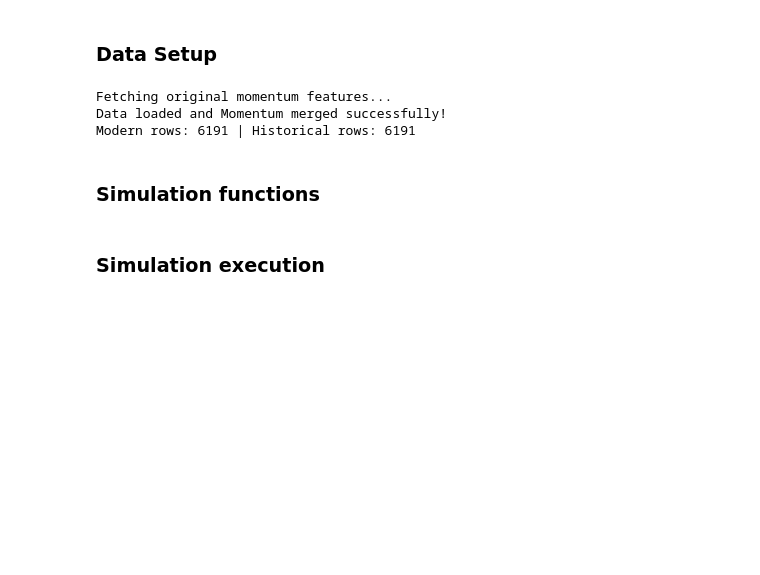
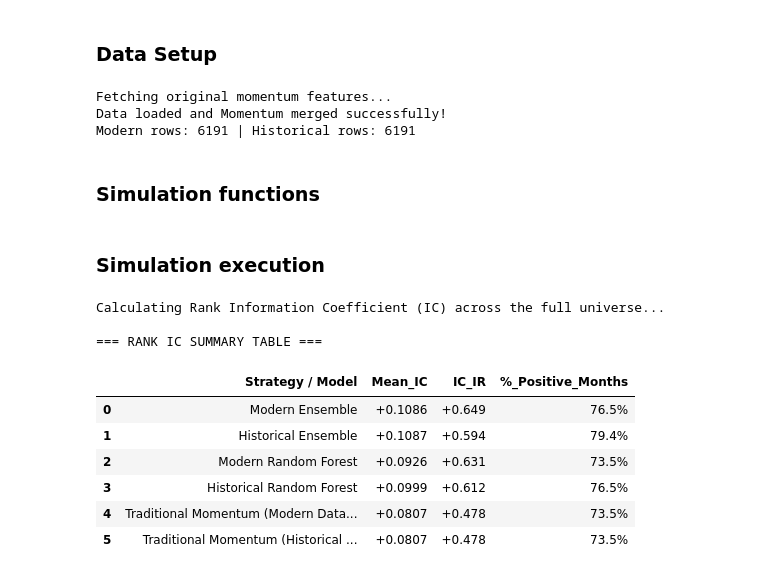
Before and after one commit to DonKubini/Man-vs.-Machine-on-the-Oslo-B-rs, a Jupyter notebook: Python files/Simulation.ipynb, the cells around one changed output. Cells and saved outputs as stored; diff of their text form; code cells hidden in the pictures; blank space fills up the shorter version.

Commit message:
Extended data added + data cleaning

```diff
--- a/Python files/Simulation.ipynb
+++ b/Python files/Simulation.ipynb
@@ -154,6 +154,84 @@ def run_backtest(df, signal_col, quantile=0.20, tc_rate=0.0015):
     return results_df
 # %% [markdown]
 ### Simulation execution
+# %%
+# ==========================================
+# ADD-ON: RANK INFORMATION COEFFICIENT (IC)
+# ==========================================
+import pandas as pd
+import numpy as np
+from scipy.stats import spearmanr
+
+print("Calculating Rank Information Coefficient (IC) across the full universe...\n")
+
+def calculate_monthly_ic(df, pred_col, model_name, target_col='Target_raw', date_col='TradeDate'):
+    ics = []
+
+    # Calculate rank correlation for every single month independently
+    for date, group in df.groupby(date_col):
+        # Drop NaNs to ensure a clean calculation
+        valid_data = group[[pred_col, target_col]].dropna()
+
+        # We need at least 5 stocks in a month to calculate a meaningful correlation
+        if len(valid_data) < 5:
+            continue
+
+        # Spearman Rank Correlation (Non-linear rank relationship)
+        ic, _ = spearmanr(valid_data[pred_col], valid_data[target_col])
+        ics.append(ic)
+
+    ics = pd.Series(ics)
+
+    # Calculate summary metrics for the thesis table
+    mean_ic = ics.mean()
+    ic_vol = ics.std()
+    ic_ir = mean_ic / ic_vol if ic_vol > 0 else 0
+    pct_positive = (ics > 0).mean()
+
+    return {
+        'Strategy / Model': model_name,
+        'Mean_IC': mean_ic,
+        'IC_IR': ic_ir,
+        '%_Positive_Months': pct_positive
+    }
+
+# Map your specific dataframes and feature column names to readable output titles
+models_to_evaluate = [
+    (df_mod, 'Ensemble_Pred_z', 'Modern Ensemble'),
+    (df_hist, 'Ensemble_Pred_z', 'Historical Ensemble'),
+    (df_mod, 'RandomForest_Pred_z', 'Modern Random Forest'),
+    (df_hist, 'RandomForest_Pred_z', 'Historical Random Forest'),
+    (df_mod, 'mom_12m_z', 'Traditional Momentum (Modern Dataset)'),
+    (df_hist, 'mom_12m_z', 'Traditional Momentum (Historical Dataset)')
+]
+
+ic_results = []
+for df, signal_col, model_name in models_to_evaluate:
+    if signal_col in df.columns:
+        res = calculate_monthly_ic(df, pred_col=signal_col, model_name=model_name, target_col='Target_raw')
+        ic_results.append(res)
+
+# Build the DataFrame
+ic_table = pd.DataFrame(ic_results)
+
+# Format beautifully for your thesis
+ic_table['Mean_IC'] = ic_table['Mean_IC'].map('{:+.4f}'.format)
+ic_table['IC_IR'] = ic_table['IC_IR'].map('{:+.3f}'.format)
+ic_table['%_Positive_Months'] = ic_table['%_Positive_Months'].map('{:.1%}'.format)
+
+print("=== RANK IC SUMMARY TABLE ===")
+display(ic_table)
+# %% [output]
+Calculating Rank Information Coefficient (IC) across the full universe...
+
+=== RANK IC SUMMARY TABLE ===
+|  | Strategy / Model | Mean_IC | IC_IR | %_Positive_Months |
+| 0 | Modern Ensemble | +0.1086 | +0.649 | 76.5% |
+| 1 | Historical Ensemble | +0.1087 | +0.594 | 79.4% |
+| 2 | Modern Random Forest | +0.0926 | +0.631 | 73.5% |
+| 3 | Historical Random Forest | +0.0999 | +0.612 | 76.5% |
+| 4 | Traditional Momentum (Modern Data... | +0.0807 | +0.478 | 73.5% |
+| 5 | Traditional Momentum (Historical ... | +0.0807 | +0.478 | 73.5% |
 # %%
 # ==========================================
 # CELL 4: EXECUTION & VISUALIZATION
```
Also changed, not shown: parts of 2 cells of this notebook, 6 other files.
